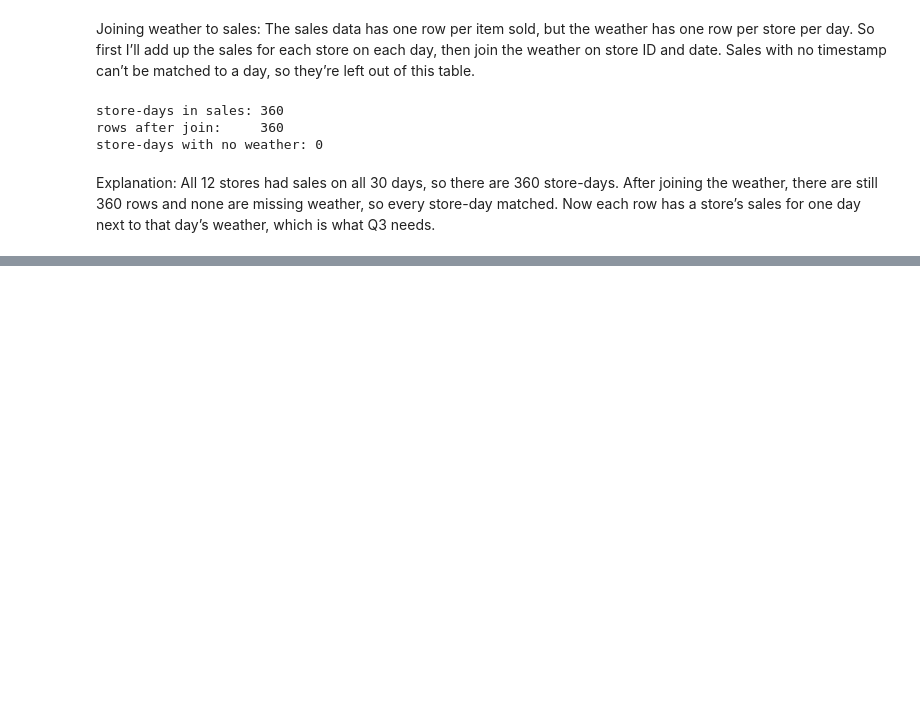
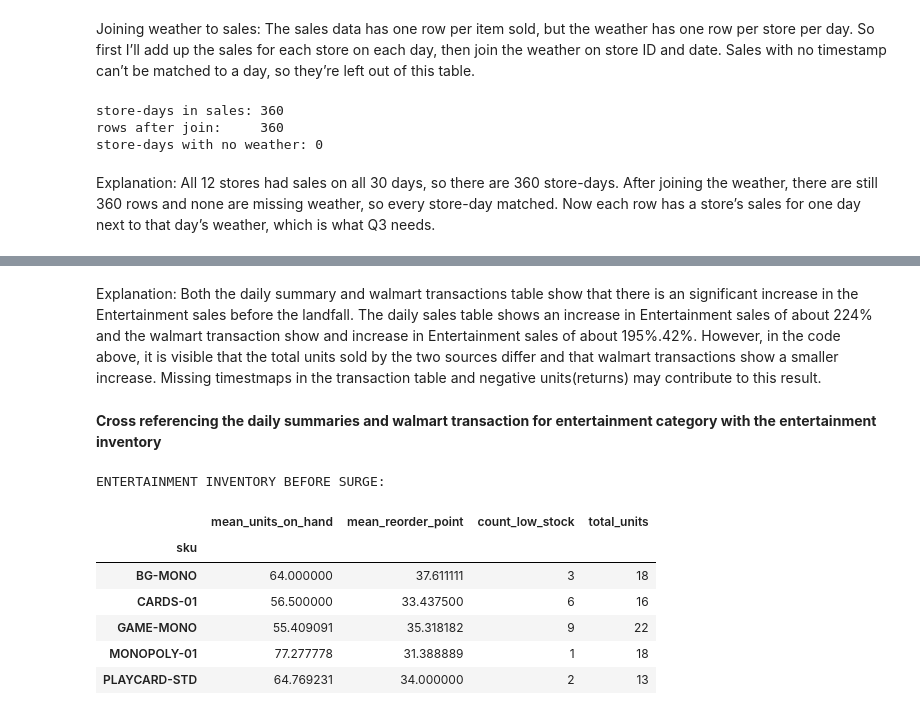
Before and after one commit to prabhnoor14/walmart-hurricane-project, a Jupyter notebook: notebooks/team_notebook.ipynb, the cells around one changed output, grey strips where cells are left out. Drawn from its saved outputs; the diff is of its cells as text; code cells hidden in the pictures; blank space fills up the shorter version.

```diff
--- a/notebooks/team_notebook.ipynb
+++ b/notebooks/team_notebook.ipynb
@@ -1259,0 +1253,6 @@ Explanation: All 12 stores had sales on all 30 days, so there are 360 store-days
+# %%
+#FILTERING SKU WITH ENTERTAINMENT CATEGORY
+entertainment_sku = walmart_transactions_copy[walmart_transactions_copy['category']=='Entertainment']
+print('skus that are in the entertainment category are: ', entertainment_sku['sku'].unique())
+#saving SKU WITH ENTERTAINMENT CATEGORY
+entertainment_sku_list = entertainment_sku['sku'].unique().tolist()
@@ -1259,0 +1344,4 @@ Explanation: All 12 stores had sales on all 30 days, so there are 360 store-days
+# %% [markdown]
+Explanation: Both the daily summary and walmart transactions table show that there is an significant increase in the Entertainment sales before the landfall. The daily sales table shows an increase in Entertainment sales of about 224% and the walmart transaction show and increase in Entertainment sales of about 195%.42%. However, in the code above, it is visible that the total units sold by the two sources differ and that walmart transactions show a smaller increase. Missing timestmaps in the transaction table and negative units(returns) may contribute to this result.
+# %% [markdown]
+**Cross referencing the daily summaries and walmart transaction for entertainment category with the entertainment inventory**
@@ -1259,0 +1378,12 @@ Explanation: All 12 stores had sales on all 30 days, so there are 360 store-days
+# %%
+print('ENTERTAINMENT INVENTORY BEFORE SURGE: ')
+inventory_entertainment_summary_pre_surge
+# %% [output]
+ENTERTAINMENT INVENTORY BEFORE SURGE:
+|  | mean_units_on_hand | mean_reorder_point | count_low_stock | total_units |
+| sku |  |  |  |  |
+| BG-MONO | 64.000000 | 37.611111 | 3 | 18 |
+| CARDS-01 | 56.500000 | 33.437500 | 6 | 16 |
+| GAME-MONO | 55.409091 | 35.318182 | 9 | 22 |
+| MONOPOLY-01 | 77.277778 | 31.388889 | 1 | 18 |
+| PLAYCARD-STD | 64.769231 | 34.000000 | 2 | 13 |
```
Also changed, not shown: parts of 26 cells of this notebook.
